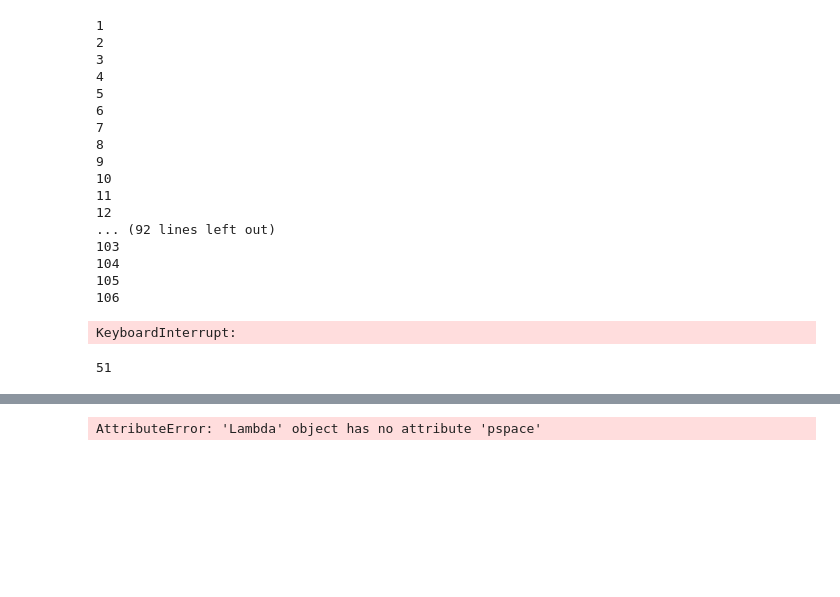
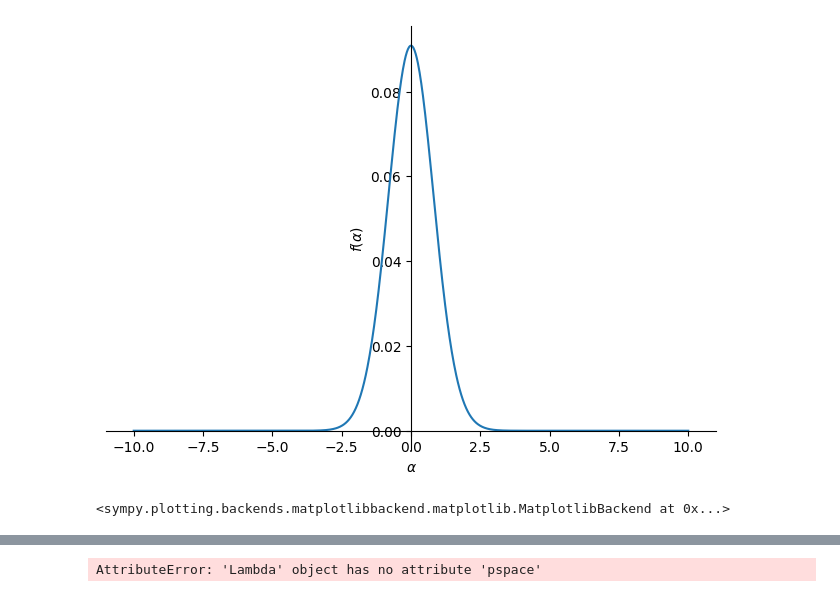
Before and after one commit to jcrayb/AMP-project, a Jupyter notebook: formulae.ipynb, the cells around one changed output, grey strips where cells are left out. Cells and saved outputs as stored; diff of their text form; code cells hidden in the pictures; blank space fills up the shorter version.

```diff
--- a/formulae.ipynb
+++ b/formulae.ipynb
@@ -11,13 +11,12 @@ def phi(x): return 1/sp.sqrt(2*sp.pi)*sp.exp(-x**2/2)
 # %%
 a = sp.Symbol('alpha')
 
 mu = a*Phi(a) + phi(a)
 sigma = Phi(a)*a**2*(1-Phi(a)) + phi(a)*(a-2*a*Phi(a)-phi(a)) - Phi(a)+1
 
+D = Phi(a)*a**2*(1-Phi(a)) + phi(a)*(a-2*a*Phi(a)-phi(a)) + Phi(a) - Phi(a)**2
 
-Zs = -2
-Ze = -Zs
-
-als = np.linspace(Zs, Ze, int(Ze-Zs)*100+1)
-sigmas = np.array([float(sigma.subs(a, al).evalf()) for al in als])
-mus = np.array([float(mu.subs(a, al).evalf()) for al in als])
+sp.plot(D)
+# %% [output]
+[figure, added]
+<sympy.plotting.backends.matplotlibbackend.matplotlib.MatplotlibBackend at 0x...>
@@ -85,53 +91,47 @@ a_array = np.array([[(a_i, a_j) for a_j in als_small] for a_i in als_small])
 
 
 s = {}
+cov = {}
 
 counter = 0
 
-for rho in np.linspace(0.1, 1, 10):
-    covar = rho*(1-Phi(a_i))*(1-Phi(a_j))
+for rho in np.linspace(0, 1, 11):
+    covar = (1-Phi(a_i))*(1-Phi(a_j))
     covars = np.zeros((n,n))
 
     for i, ali in enumerate(als_small):
-        if ali in s:
-            si = s[ali]
-            counter += 1
-            print(counter)
+        ali = float(ali)
+        if i in s:
+            si = s[i]
+
         else:
-            si = sigma.subs(a, ali)
-            s[ali] = si
+            si = float(sigma.subs(a, ali))
+            s[i] = si
 
         for j, alj in enumerate(als_small):
             if i > j: continue
-            if alj in s:
-                sj = s[alj]
+            alj = float(alj)
+            if j in s:
+                sj = s[j]
             else:
-                sj = sigma.subs(a, alj)
-                s[alj] = sj
+                sj = float(sigma.subs(a, alj))
+                s[j] = sj
 
-            covars[i, j] = si*sj-covar.subs(a_i, ali).subs(a_j, alj)**2
+            if (i, j) in cov:
+                covij  = cov[(i, j)]
+            else:
+                covij = covar.subs(a_i, ali).subs(a_j, alj)
+                cov[(i, j)] = float(covij)
+
+            covars[i, j] = si*sj-rho*covij
+            covars[j, i] = si*sj-rho*covij
+
+    px.line(x = als_small, y=[[s[(i, i)] for i in range(n)], [covars[(i, i)] for i in range(n)]]).show()
 
     print(f"NUM VALUES WHERE COVAR EXCEEDS sqrt(sigma_i*sigma_j): {len(np.where(covars < 0)[0] + np.where(covars < 0)[1])}")
-# %% [output]
-1
-2
-3
-4
-5
-6
-7
-8
-9
-10
-11
-12
-... (92 lines left out)
-103
-104
-105
-106
-KeyboardInterrupt:
 # %%
-len(s)
+rho = sp.Symbol('rho')
+phi, Phi = sp.symbols('phi, Phi')
+alpha = sp.Symbol('alpha')
+
+sigma = Phi*alpha**2*(1-Phi)+phi*(alpha-2*alpha*Phi-phi)-Phi+1
-# %% [output]
-51
```
Also changed, not shown: parts of 3 cells of this notebook, 32 other files.
